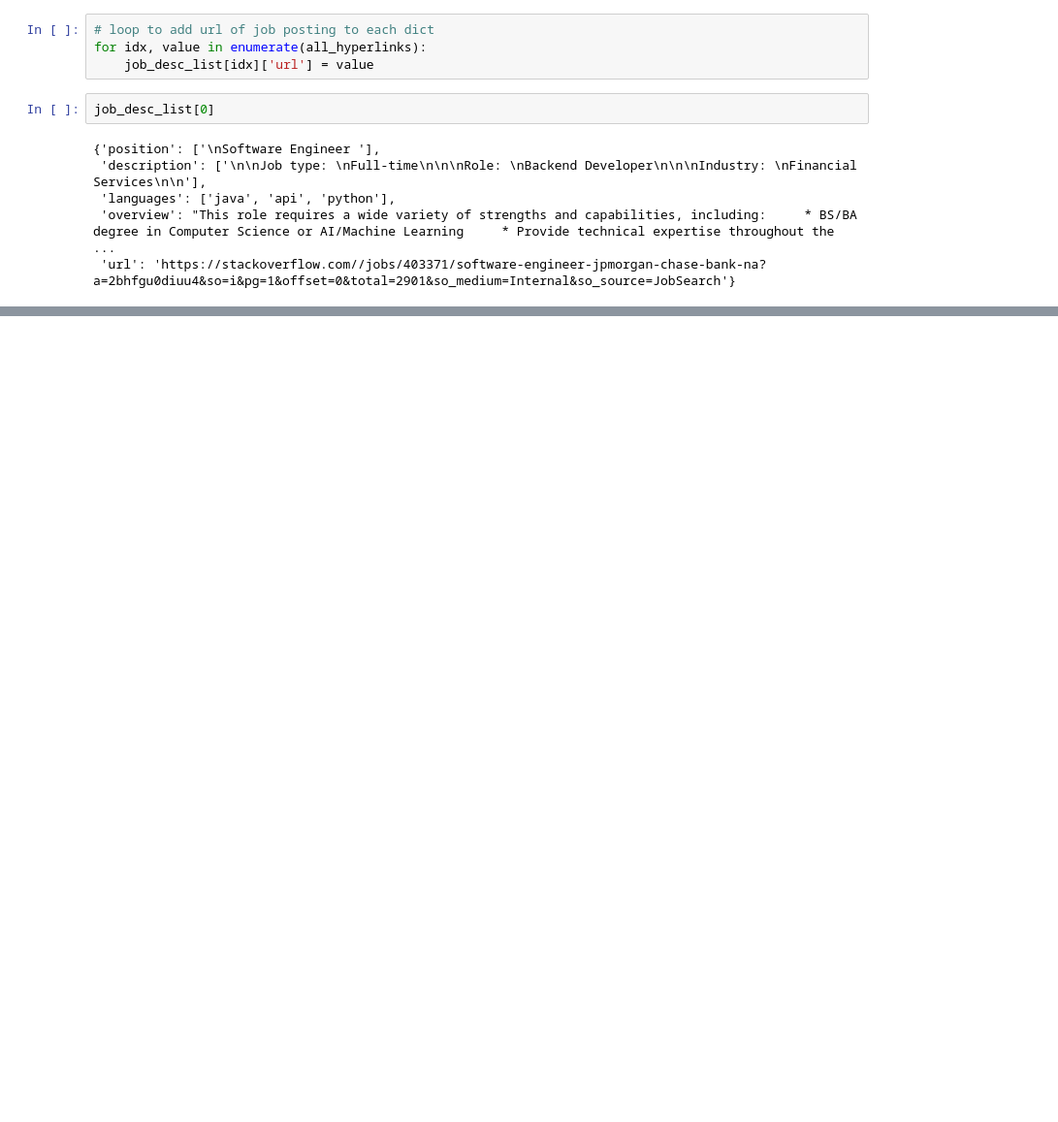
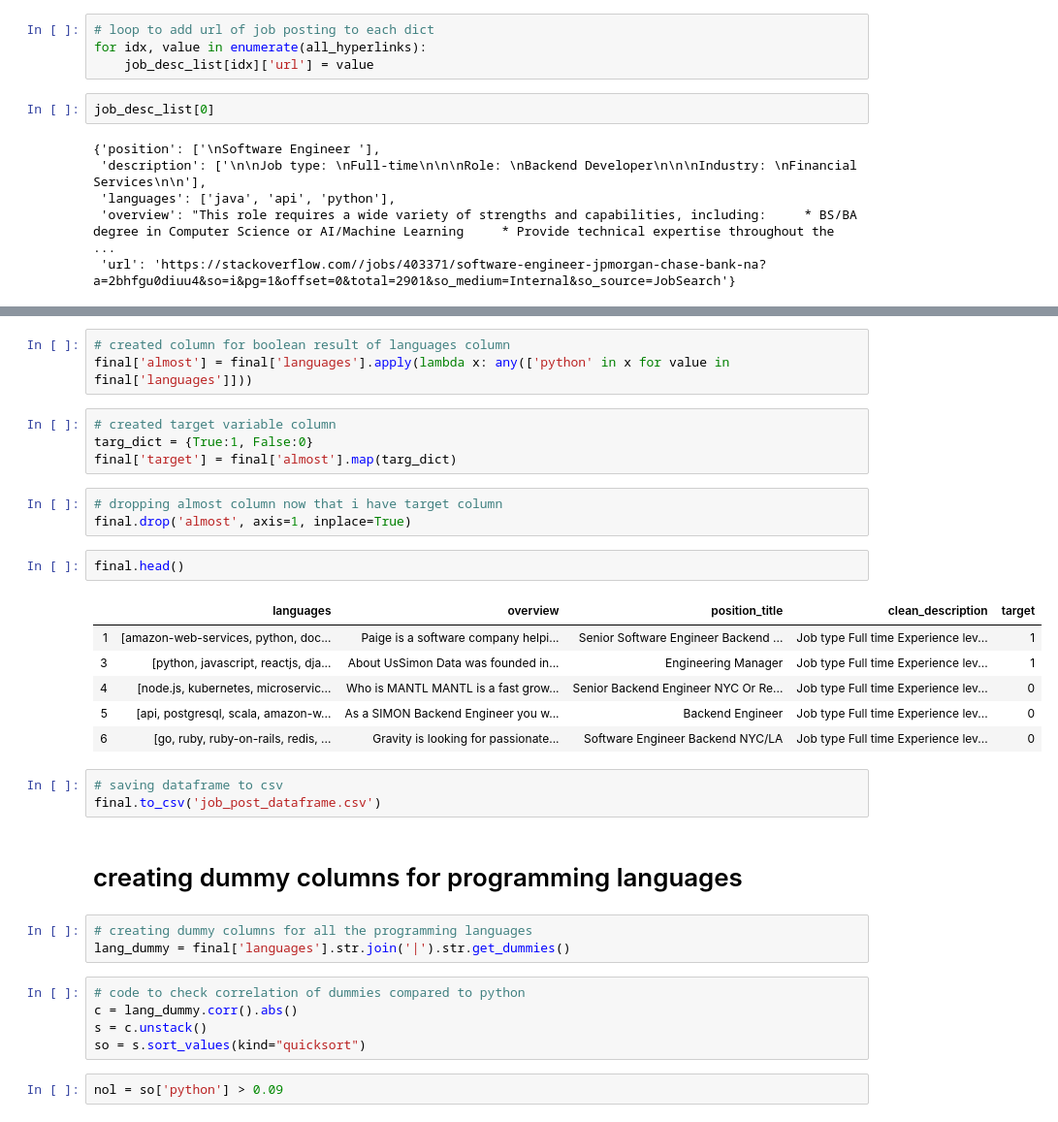
Before and after one commit to samraykhman/job_recomender, a Jupyter notebook: webscrape_json_nb.ipynb, the cells around one changed output, grey strips where cells are left out. Shown: that part at 97% size. Cells and saved outputs as stored; diff of their text form; blank space fills up the shorter version.

```diff
--- a/webscrape_json_nb.ipynb
+++ b/webscrape_json_nb.ipynb
@@ -170,0 +273,34 @@ do NLP cleaning to take out /n and what not. then save to df then save to csv. t
+# %%
+# created column for boolean result of languages column
+final['almost'] = final['languages'].apply(lambda x: any(['python' in x for value in final['languages']]))
+# %%
+# created target variable column
+targ_dict = {True:1, False:0}
+final['target'] = final['almost'].map(targ_dict)
+# %%
+# dropping almost column now that i have target column
+final.drop('almost', axis=1, inplace=True)
+# %%
+final.head()
+# %% [output]
+|  | languages | overview | position_title | clean_description | target |
+| 1 | [amazon-web-services, python, doc... | Paige is a software company helpi... | Senior Software Engineer Backend ... | Job type Full time Experience lev... | 1 |
+| 3 | [python, javascript, reactjs, dja... | About UsSimon Data was founded in... | Engineering Manager | Job type Full time Experience lev... | 1 |
+| 4 | [node.js, kubernetes, microservic... | Who is MANTL MANTL is a fast grow... | Senior Backend Engineer NYC Or Re... | Job type Full time Experience lev... | 0 |
+| 5 | [api, postgresql, scala, amazon-w... | As a SIMON Backend Engineer you w... | Backend Engineer | Job type Full time Experience lev... | 0 |
+| 6 | [go, ruby, ruby-on-rails, redis, ... | Gravity is looking for passionate... | Software Engineer Backend NYC/LA | Job type Full time Experience lev... | 0 |
+# %%
+# saving dataframe to csv
+final.to_csv('job_post_dataframe.csv')
+# %% [markdown]
+# creating dummy columns for programming languages
+# %%
+# creating dummy columns for all the programming languages
+lang_dummy = final['languages'].str.join('|').str.get_dummies()
+# %%
+# code to check correlation of dummies compared to python
+c = lang_dummy.corr().abs()
+s = c.unstack()
+so = s.sort_values(kind="quicksort")
+# %%
+nol = so['python'] > 0.09
```
Also changed, not shown: parts of 36 cells of this notebook, 2 other files.
